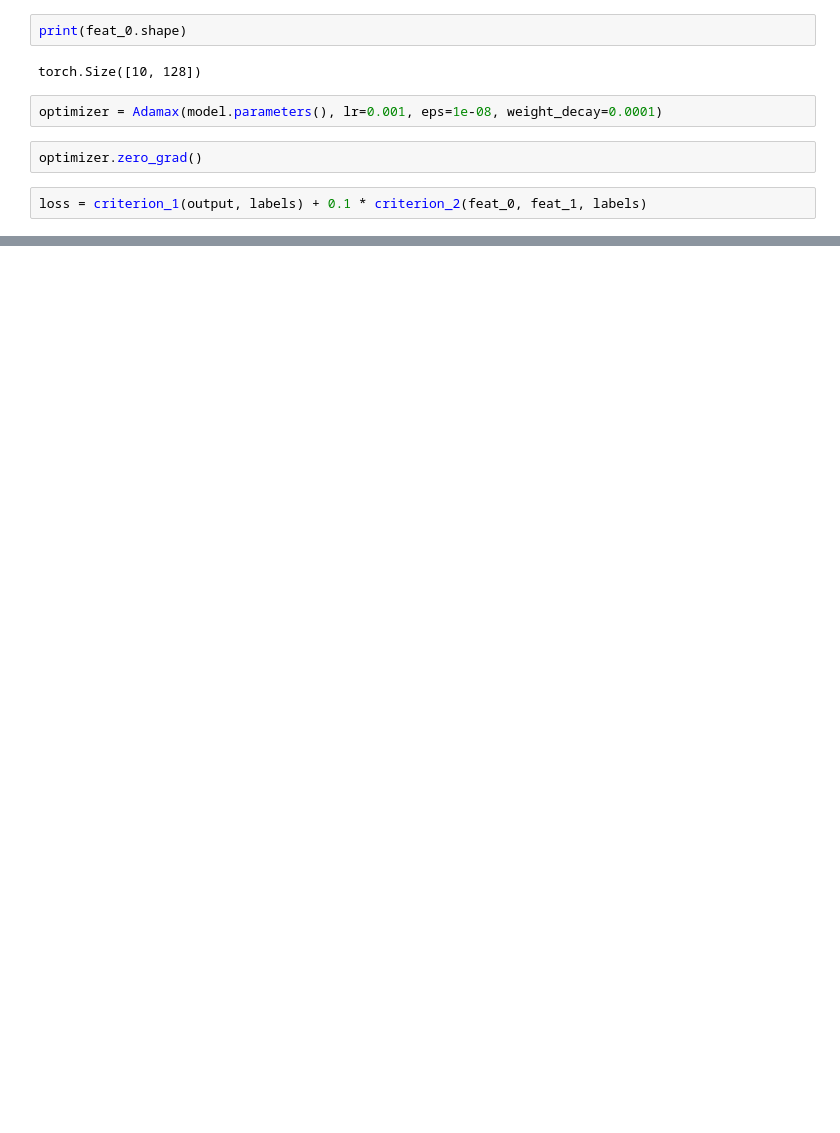
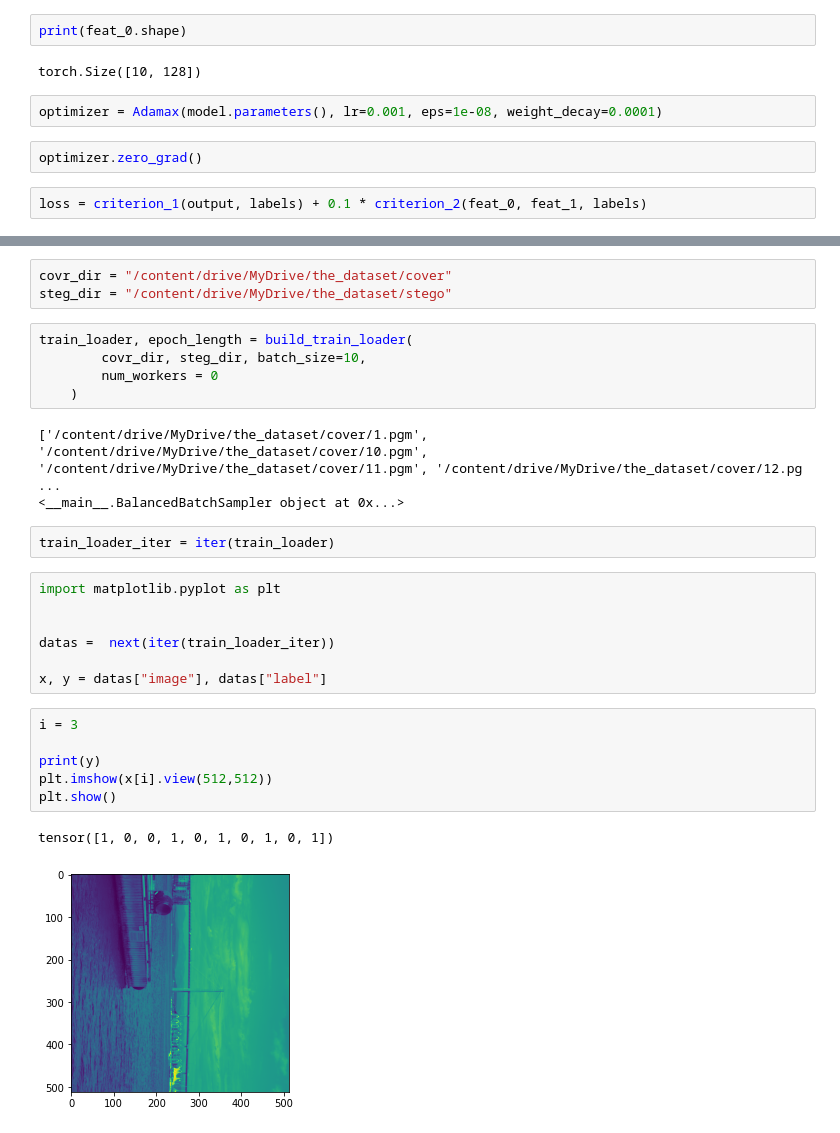
Before and after one commit to jithinraj9895/CopyHelper-CH, a Jupyter notebook: Clean_Main.ipynb, the cells around one changed output, grey strips where cells are left out. Saved outputs shown, nothing was run; the diff lists cells and outputs as text; blank space fills up the shorter version.

```diff
--- a/Clean_Main.ipynb
+++ b/Clean_Main.ipynb
@@ -395,2 +636,31 @@ loss = criterion_1(output, labels) + 0.1 * criterion_2(feat_0, feat_1, labels)
+# %%
+covr_dir = "/content/drive/MyDrive/the_dataset/cover"
+steg_dir = "/content/drive/MyDrive/the_dataset/stego"
+# %%
+train_loader, epoch_length = build_train_loader(
+        covr_dir, steg_dir, batch_size=10,
+        num_workers = 0
+    )
+# %% [output]
+['/content/drive/MyDrive/the_dataset/cover/1.pgm', '/content/drive/MyDrive/the_dataset/cover/10.pgm', '/content/drive/MyDrive/the_dataset/cover/11.pgm', '/content/drive/MyDrive/the_dataset/cover/12.pg ...
+<__main__.BalancedBatchSampler object at 0x...>
+# %%
+train_loader_iter = iter(train_loader)
+# %%
+import matplotlib.pyplot as plt
+
+
+datas =  next(iter(train_loader_iter))
+
+x, y = datas["image"], datas["label"]
+# %%
+i = 3
+
+print(y)
+plt.imshow(x[i].view(512,512))
+plt.show()
+# %% [output]
+tensor([1, 0, 0, 1, 0, 1, 0, 1, 0, 1])
+[figure, added]
 # %%
 def train(epoch):
```
Also changed, not shown: parts of 17 cells of this notebook.
